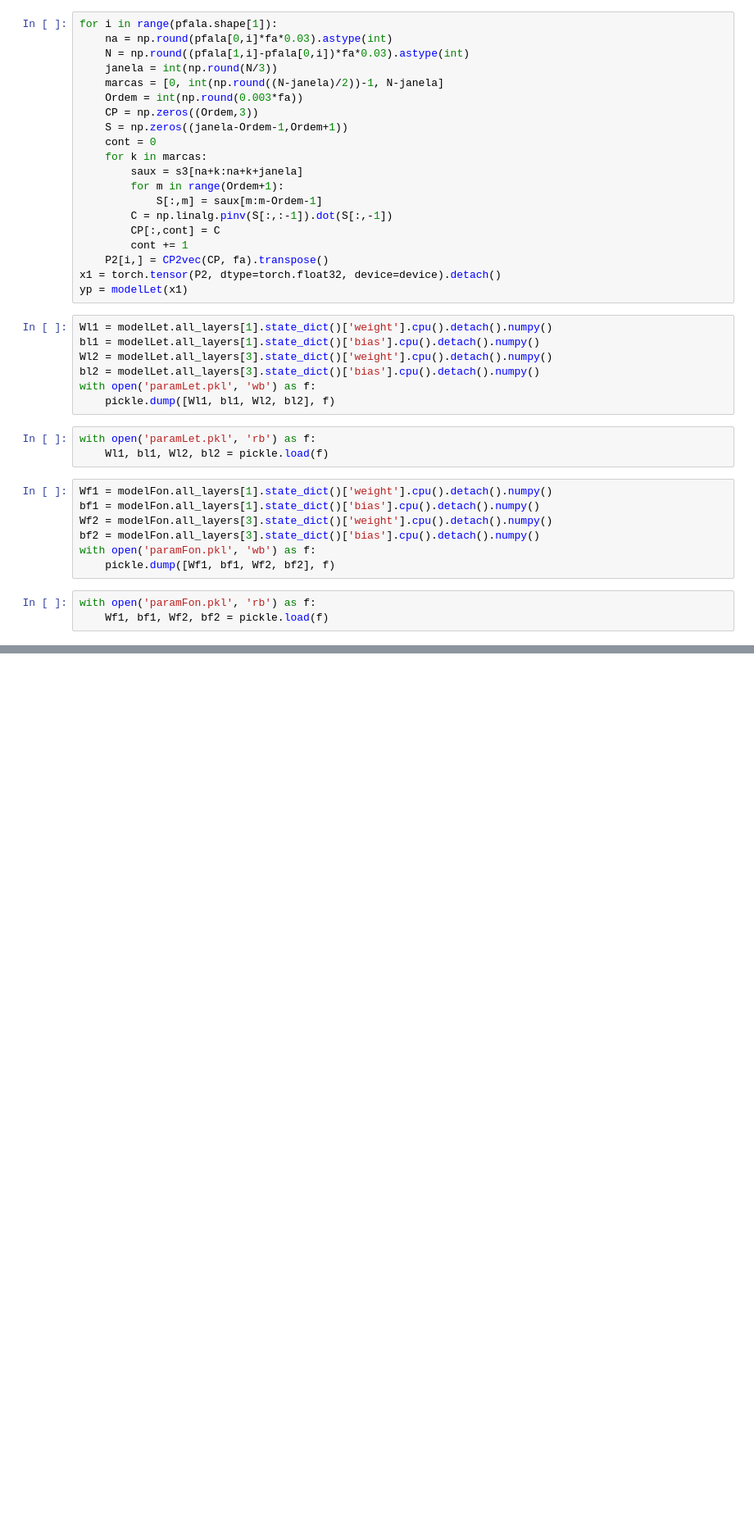
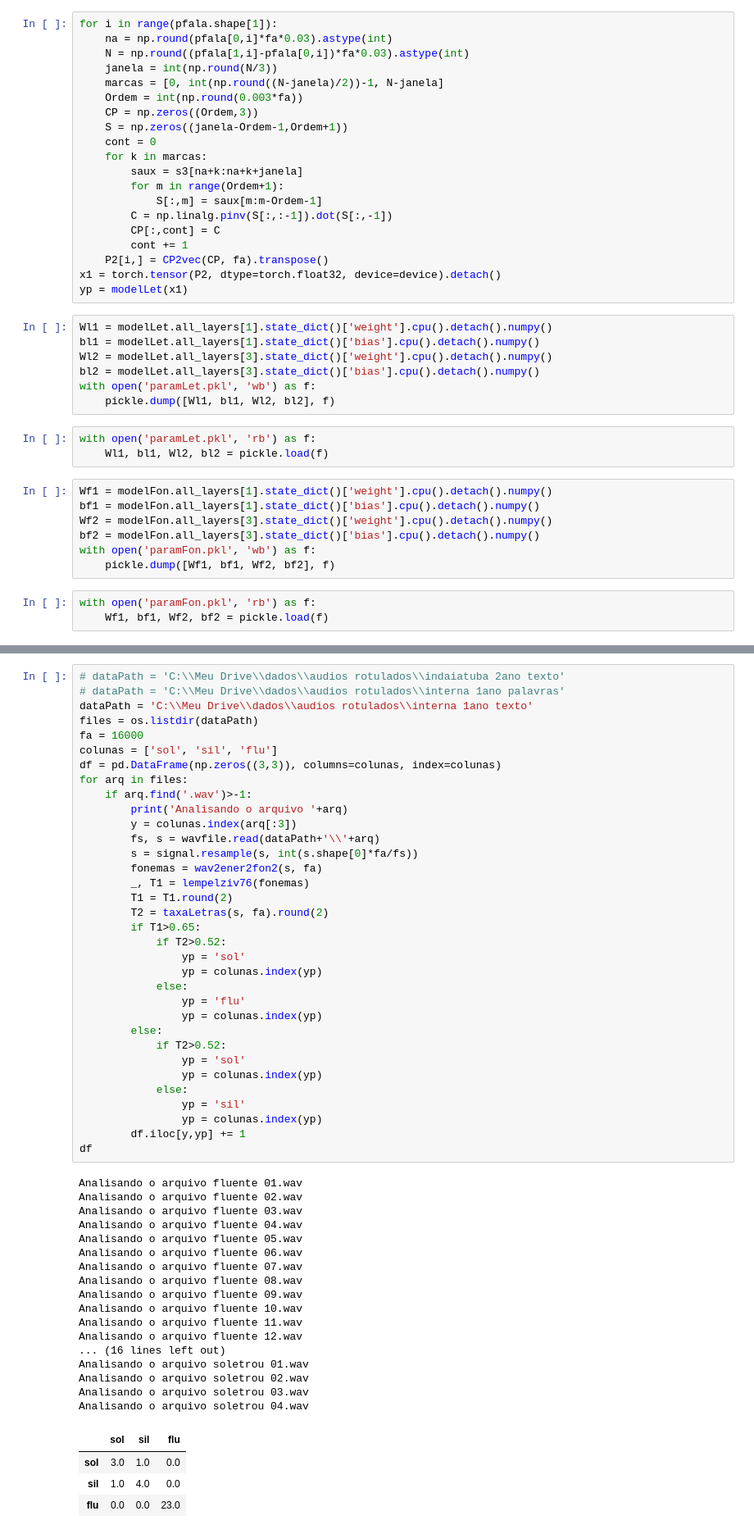
Before and after one commit to damidoriad/projeto-leitura, a Jupyter notebook: relatorio.ipynb, the cells around one changed output, grey strips where cells are left out. Shown at 82% size. Drawn from its saved outputs; the diff is of its cells as text; blank space fills up the shorter version.

```diff
--- a/relatorio.ipynb
+++ b/relatorio.ipynb
@@ -530,0 +846,56 @@ with open('paramFon.pkl', 'rb') as f:
+# %%
+# dataPath = 'C:\\Meu Drive\\dados\\audios rotulados\\indaiatuba 2ano texto'
+# dataPath = 'C:\\Meu Drive\\dados\\audios rotulados\\interna 1ano palavras'
+dataPath = 'C:\\Meu Drive\\dados\\audios rotulados\\interna 1ano texto'
+files = os.listdir(dataPath)
+fa = 16000
+colunas = ['sol', 'sil', 'flu']
+df = pd.DataFrame(np.zeros((3,3)), columns=colunas, index=colunas)
+for arq in files:
+    if arq.find('.wav')>-1:
+        print('Analisando o arquivo '+arq)
+        y = colunas.index(arq[:3])
+        fs, s = wavfile.read(dataPath+'\\'+arq)
+        s = signal.resample(s, int(s.shape[0]*fa/fs))
+        fonemas = wav2ener2fon2(s, fa)
+        _, T1 = lempelziv76(fonemas)
+        T1 = T1.round(2)
+        T2 = taxaLetras(s, fa).round(2)
+        if T1>0.65:
+            if T2>0.52:
+                yp = 'sol'
+                yp = colunas.index(yp)
+            else:
+                yp = 'flu'
+                yp = colunas.index(yp)
+        else:
+            if T2>0.52:
+                yp = 'sol'
+                yp = colunas.index(yp)
+            else:
+                yp = 'sil'
+                yp = colunas.index(yp)
+        df.iloc[y,yp] += 1
+df
+# %% [output]
+Analisando o arquivo fluente 01.wav
+Analisando o arquivo fluente 02.wav
+Analisando o arquivo fluente 03.wav
+Analisando o arquivo fluente 04.wav
+Analisando o arquivo fluente 05.wav
+Analisando o arquivo fluente 06.wav
+Analisando o arquivo fluente 07.wav
+Analisando o arquivo fluente 08.wav
+Analisando o arquivo fluente 09.wav
+Analisando o arquivo fluente 10.wav
+Analisando o arquivo fluente 11.wav
+Analisando o arquivo fluente 12.wav
+... (16 lines left out)
+Analisando o arquivo soletrou 01.wav
+Analisando o arquivo soletrou 02.wav
+Analisando o arquivo soletrou 03.wav
+Analisando o arquivo soletrou 04.wav
+|  | sol | sil | flu |
+| sol | 3.0 | 1.0 | 0.0 |
+| sil | 1.0 | 4.0 | 0.0 |
+| flu | 0.0 | 0.0 | 23.0 |
```
Also changed, not shown: parts of 7 cells of this notebook.
